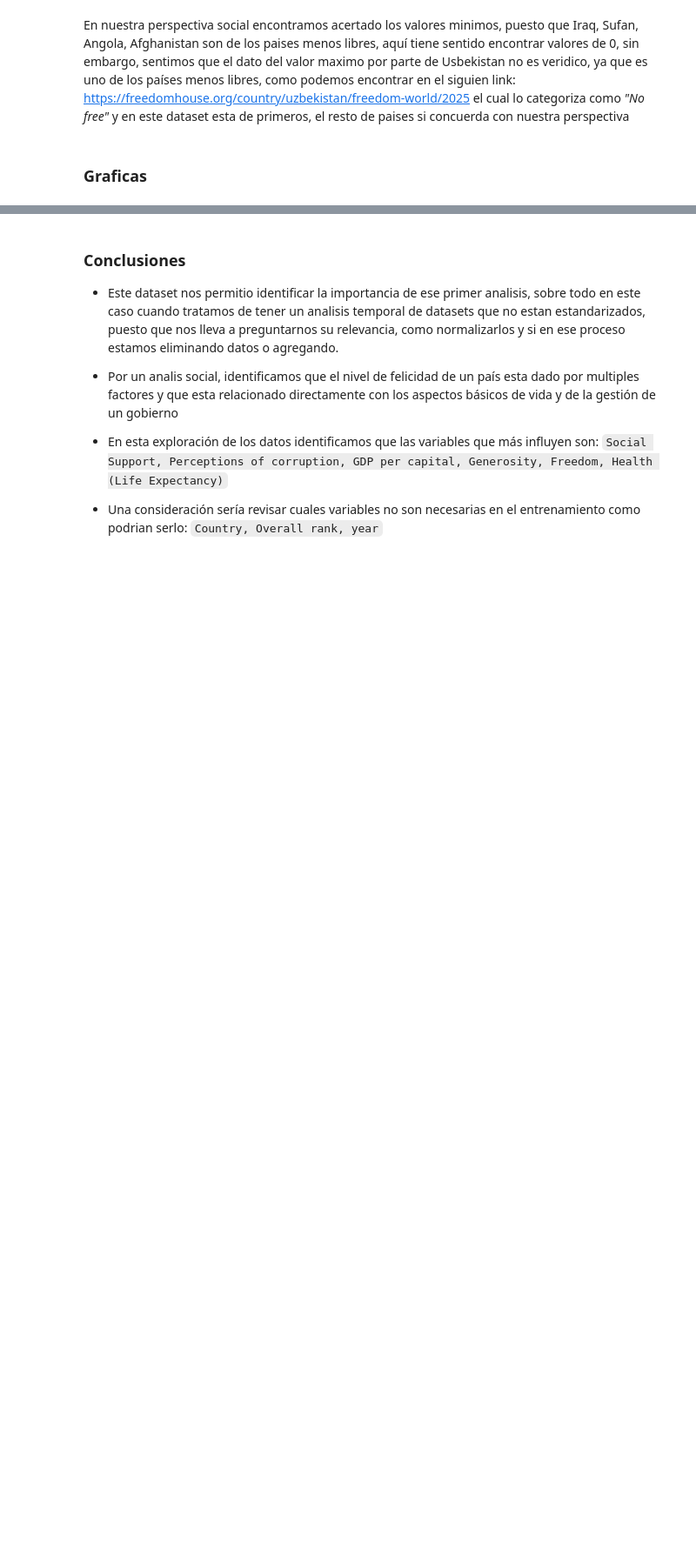
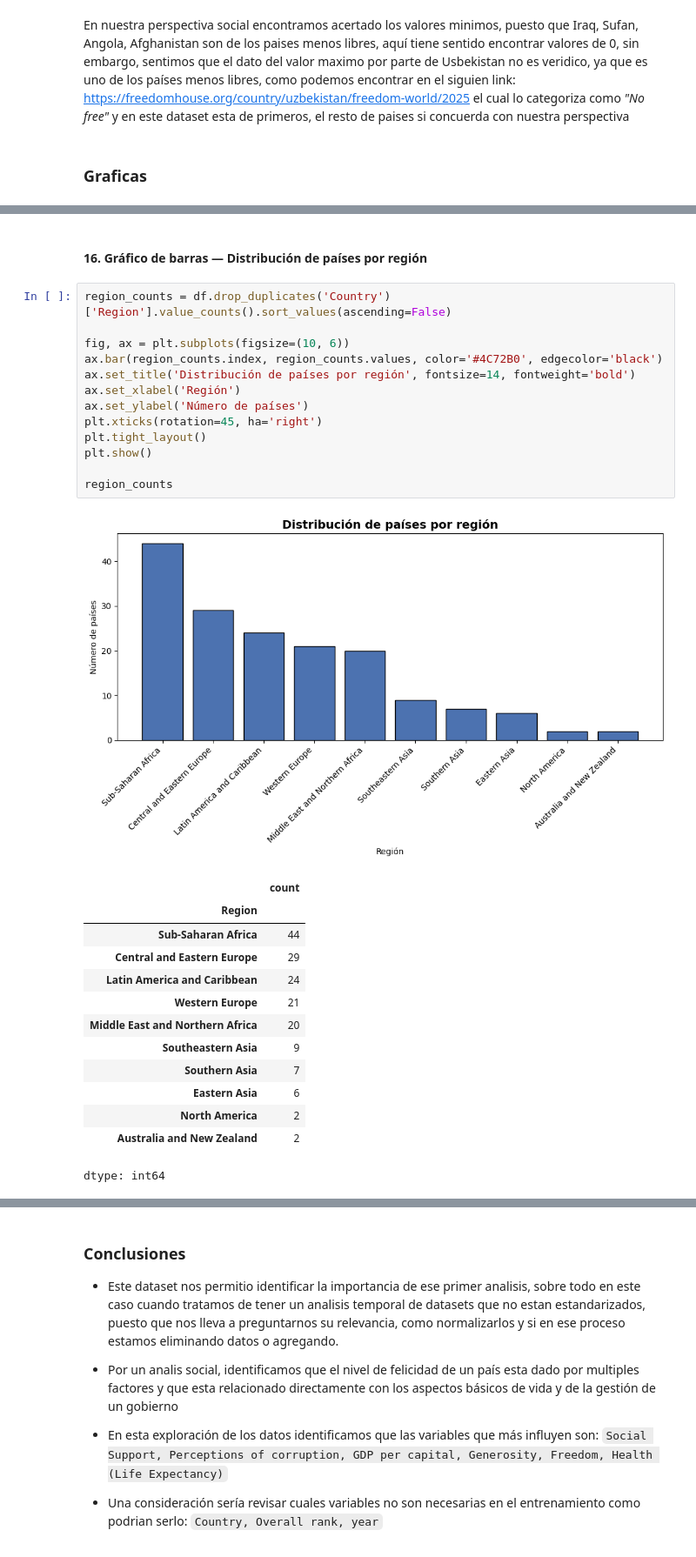
Before and after one commit to lacastrilf/Workshops-Machine-Learning, a Jupyter notebook: 01_Workshop/world_happines.ipynb, the cells around one changed output, grey strips where cells are left out. Shown at 87% size. Drawn from its saved outputs; the diff is of its cells as text; blank space fills up the shorter version.

```diff
--- a/01_Workshop/world_happines.ipynb
+++ b/01_Workshop/world_happines.ipynb
@@ -503,0 +506,30 @@ En nuestra perspectiva social encontramos acertado los valores minimos, puesto q
+# %% [markdown]
+#### 16. Gráfico de barras — Distribución de países por región
+# %%
+region_counts = df.drop_duplicates('Country')['Region'].value_counts().sort_values(ascending=False)
+
+fig, ax = plt.subplots(figsize=(10, 6))
+ax.bar(region_counts.index, region_counts.values, color='#4C72B0', edgecolor='black')
+ax.set_title('Distribución de países por región', fontsize=14, fontweight='bold')
+ax.set_xlabel('Región')
+ax.set_ylabel('Número de países')
+plt.xticks(rotation=45, ha='right')
+plt.tight_layout()
+plt.show()
+
+region_counts
+# %% [output]
+[figure, added]
+|  | count |
+| Region |  |
+| Sub-Saharan Africa | 44 |
+| Central and Eastern Europe | 29 |
+| Latin America and Caribbean | 24 |
+| Western Europe | 21 |
+| Middle East and Northern Africa | 20 |
+| Southeastern Asia | 9 |
+| Southern Asia | 7 |
+| Eastern Asia | 6 |
+| North America | 2 |
+| Australia and New Zealand | 2 |
+dtype: int64
```
Also changed, not shown: parts of 17 cells of this notebook.
